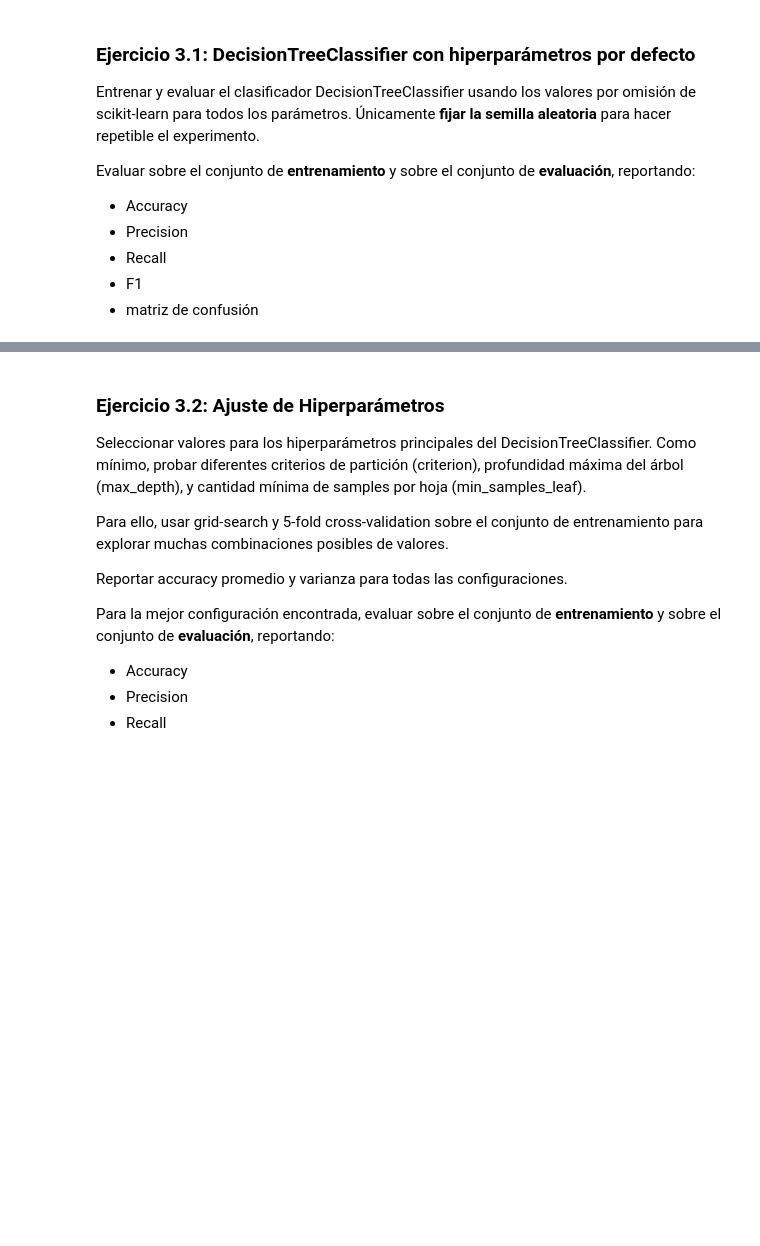
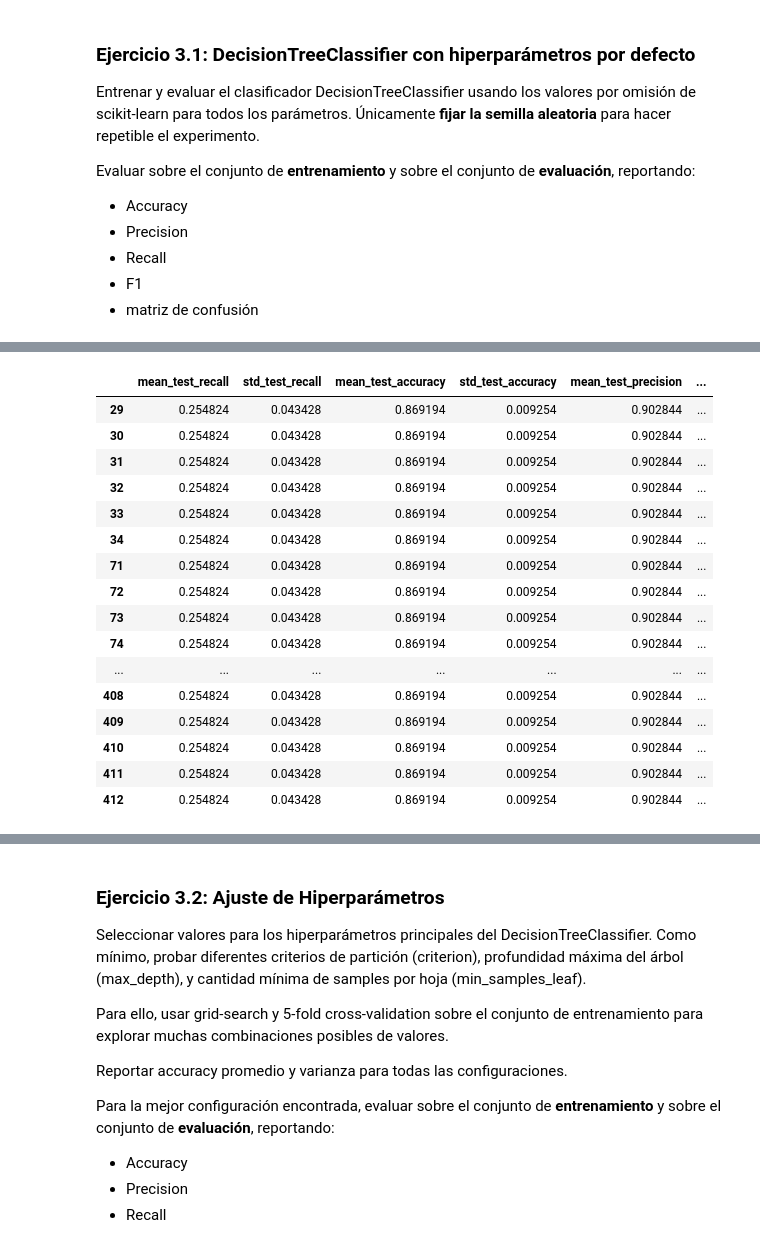
Before and after one commit to benjaminocampo/intro_ml, a Jupyter notebook: Lab 2.ipynb, the cells around one changed output, grey strips where cells are left out. Cells and saved outputs as stored; diff of their text form; code cells hidden in the pictures; blank space fills up the shorter version.

```diff
--- a/Lab 2.ipynb
+++ b/Lab 2.ipynb
@@ -385,0 +495,20 @@ plt.show()
+# %%
+results_df_tree[results_df_tree['rank_test_precision']== highest_rank]
+# %% [output]
+|  | mean_test_recall | std_test_recall | mean_test_accuracy | std_test_accuracy | mean_test_precision | ... |
+| 29 | 0.254824 | 0.043428 | 0.869194 | 0.009254 | 0.902844 | ... |
+| 30 | 0.254824 | 0.043428 | 0.869194 | 0.009254 | 0.902844 | ... |
+| 31 | 0.254824 | 0.043428 | 0.869194 | 0.009254 | 0.902844 | ... |
+| 32 | 0.254824 | 0.043428 | 0.869194 | 0.009254 | 0.902844 | ... |
+| 33 | 0.254824 | 0.043428 | 0.869194 | 0.009254 | 0.902844 | ... |
+| 34 | 0.254824 | 0.043428 | 0.869194 | 0.009254 | 0.902844 | ... |
+| 71 | 0.254824 | 0.043428 | 0.869194 | 0.009254 | 0.902844 | ... |
+| 72 | 0.254824 | 0.043428 | 0.869194 | 0.009254 | 0.902844 | ... |
+| 73 | 0.254824 | 0.043428 | 0.869194 | 0.009254 | 0.902844 | ... |
+| 74 | 0.254824 | 0.043428 | 0.869194 | 0.009254 | 0.902844 | ... |
+| ... | ... | ... | ... | ... | ... | ... |
+| 408 | 0.254824 | 0.043428 | 0.869194 | 0.009254 | 0.902844 | ... |
+| 409 | 0.254824 | 0.043428 | 0.869194 | 0.009254 | 0.902844 | ... |
+| 410 | 0.254824 | 0.043428 | 0.869194 | 0.009254 | 0.902844 | ... |
+| 411 | 0.254824 | 0.043428 | 0.869194 | 0.009254 | 0.902844 | ... |
+| 412 | 0.254824 | 0.043428 | 0.869194 | 0.009254 | 0.902844 | ... |
```
Also changed, not shown: parts of 12 cells of this notebook, 1 other file.
